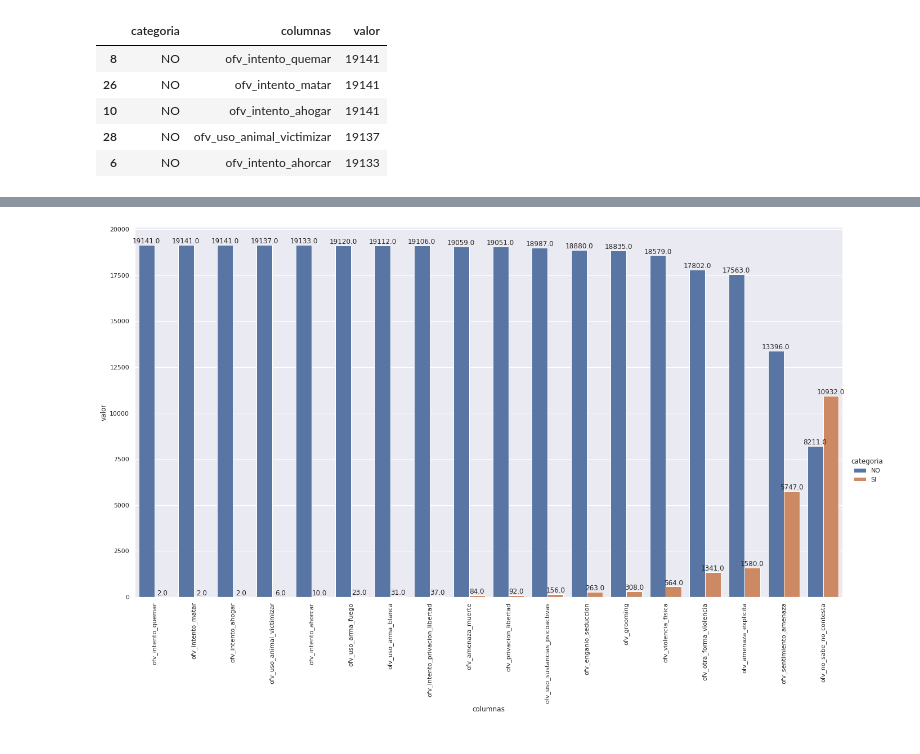
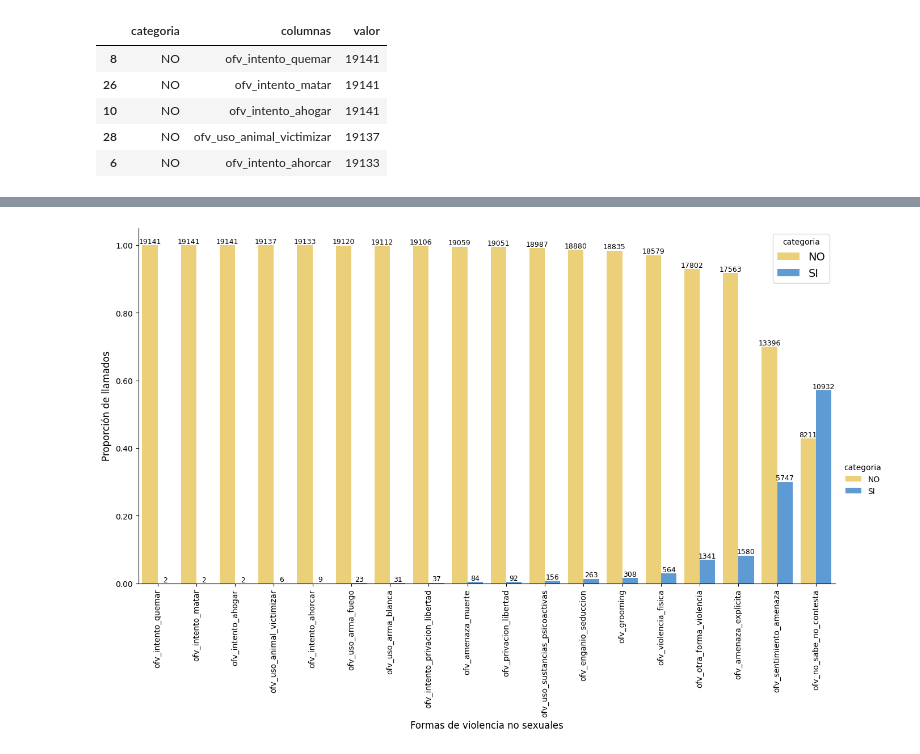
Before and after one commit to VicColombo/linea_137_llamados_vs, a Jupyter notebook: code/notebooks/explorar_variables_violencia.ipynb, the cells around one changed output, grey strips where cells are left out. Drawn from its saved outputs; the diff is of its cells as text; code cells hidden in the pictures.

```diff
--- a/code/notebooks/explorar_variables_violencia.ipynb
+++ b/code/notebooks/explorar_variables_violencia.ipynb
@@ -118,6 +138,6 @@ vs_pocos_si
 # %%
-vs_val_count = llamados.iloc[:,17:38].apply(pd.Series.value_counts)
-ofv_val_count = llamados.iloc[:,38:].apply(pd.Series.value_counts)
+vs_val_count = llamados.iloc[:,14:35].apply(pd.Series.value_counts)
+ofv_val_count = llamados.iloc[:,35:].apply(pd.Series.value_counts)
 # %%
 vs_val_count
 # %% [output]
@@ -213,18 +226,3 @@ ofv_wide_to_long_sort.head()
 | 10 | NO | ofv_intento_ahogar | 19141 |
 | 28 | NO | ofv_uso_animal_victimizar | 19137 |
 | 6 | NO | ofv_intento_ahorcar | 19133 |
-# %%
-g = sns.catplot(x="columnas", y="valor", hue="categoria", kind="bar", data=vs_wide_to_long_sort, height=10, aspect=15/8)
-locs, labels = plt.xticks()
-plt.setp(labels, rotation=90)
-
-# extract the matplotlib axes_subplot objects from the FacetGrid
-ax = g.facet_axis(0, 0)
-
-# iterate through the axes containers
-for c in ax.containers:
-    labels = [v.get_height() for v in c]
-    ax.bar_label(c, labels=labels, label_type='edge')
-
-plt.show(g)
-#plt.savefig('vs_catplot.png')
@@ -233,20 +229,46 @@ plt.show(g)
 # %%
-ofv = sns.catplot(x="columnas", y="valor", hue="categoria", kind="bar", data=ofv_wide_to_long_sort, height=10, aspect=15/8)
+# Calculate total calls for each "columna"
+total_calls = ofv_wide_to_long_sort.groupby('columnas')['valor'].sum()
+
+# Create a new column in the DataFrame with the proportions
+ofv_wide_to_long_sort['proportion'] = ofv_wide_to_long_sort.apply(
+    lambda row: row['valor'] / total_calls[row['columnas']], axis=1
+)
+
+# Create the catplot using proportions
+vs = sns.catplot(
+    x="columnas", y="proportion", hue="categoria", kind="bar",
+    data=ofv_wide_to_long_sort, height=7, aspect=15/8,
+    palette=palette_sino_desat
+)
+
+# Rotate x-axis labels and set font size
 locs, labels = plt.xticks()
-plt.setp(labels, rotation=90)
+plt.setp(labels, rotation=90, fontsize=10)
 
-# extract the matplotlib axes_subplot objects from the FacetGrid
-ax = ofv.facet_axis(0, 0)
+# Extract the matplotlib axes_subplot objects from the FacetGrid
+ax = vs.facet_axis(0, 0)
 
-# iterate through the axes containers
+# Iterate through the axes containers to add bar labels with actual counts
 for c in ax.containers:
-    labels = [v.get_height() for v in c]
-    ax.bar_label(c, labels=labels, label_type='edge')
+    # Get the original counts for the labels
+    labels = [int(v.get_height() * total_calls.get(col.get_text(), 0)) for v, col in zip(c, ax.get_xticklabels())]
+    ax.bar_label(c, labels=labels, label_type='edge', fontsize=9)  # Increase bar label font size
 
+# Set y-axis tick label font size
+ax.set_yticklabels([f'{tick:.2f}' for tick in ax.get_yticks()], size=10)
 
+# Set axis labels with larger font size
+ax.set_xlabel("Formas de violencia no sexuales", fontsize=12)  # Increase x-axis label font size
+ax.set_ylabel("Proporción de llamados", fontsize=12)  # Increase y-axis label font size
 
-plt.show(ofv)
-#plt.savefig('ofv_catplot.png')
-ofv.figure.savefig("ofv_catplot.png")
+# Add a custom legend with an increased font size
+ax.legend(fontsize=14, title='categoria')  # Adjust legend font size
+
+# Show the plot
+plt.show(vs)
+
+# Save the plot to a file
+vs.figure.savefig("vs_catplot_normalized.png")
 # %% [output]
-[figure, old version]
+[figure, new version]
```
Also changed, not shown: parts of 5 cells of this notebook, 20 other files.
